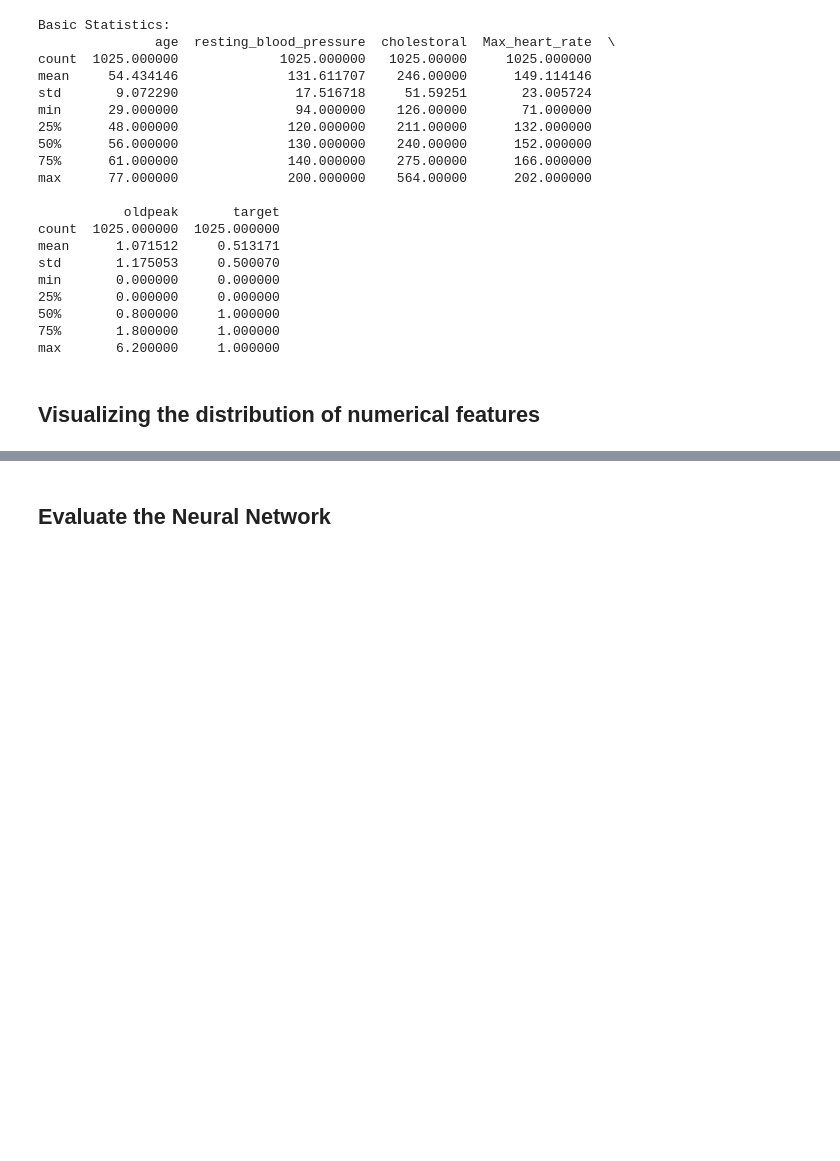
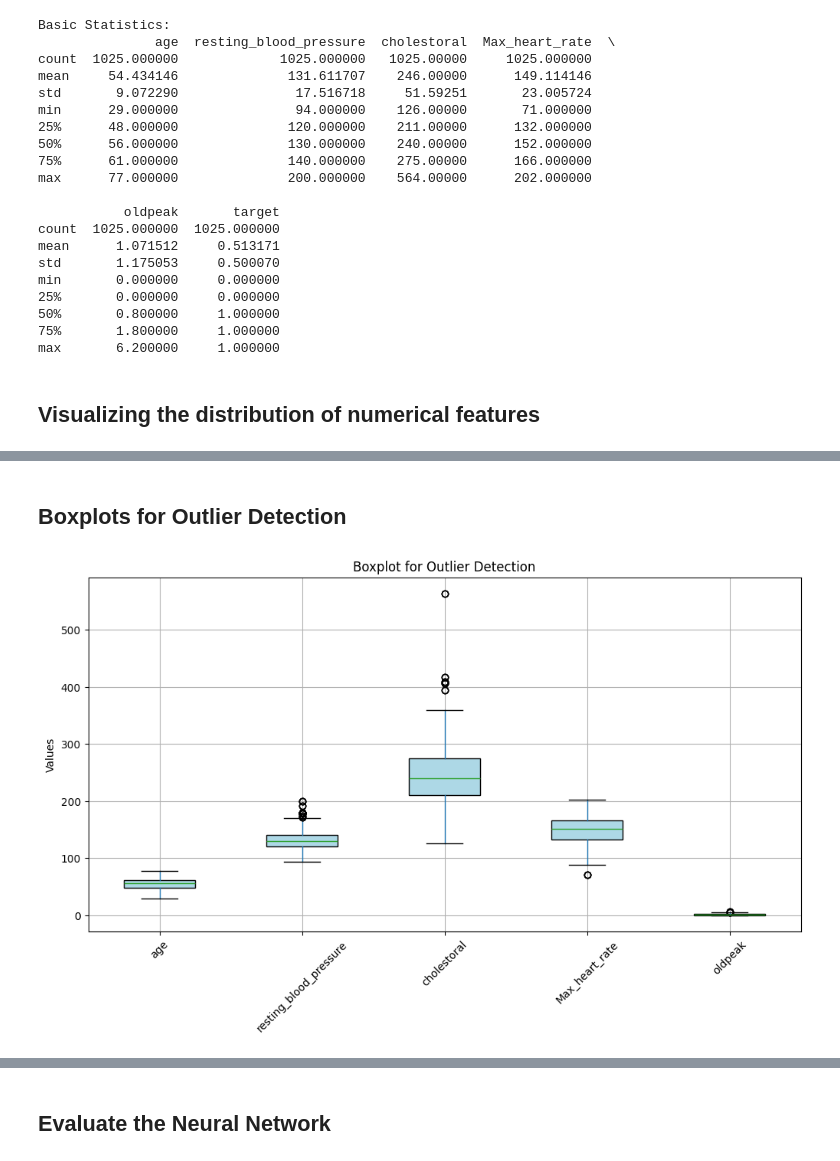
Before and after one commit to Hammad-08/Emmanuel, a Jupyter notebook: Project.ipynb, the cells around one changed output, grey strips where cells are left out. Saved outputs shown, nothing was run; the diff lists cells and outputs as text; code cells hidden in the pictures; blank space fills up the shorter version.

```diff
--- a/Project.ipynb
+++ b/Project.ipynb
@@ -403,0 +312,19 @@ Epoch 50/50
+# %%
+numerical_features = X.select_dtypes(include=['int64', 'float64']).columns
+
+# Select numerical columns for outlier detection
+numerical_cols = numerical_features
+
+# Function to detect outliers using IQR
+def detect_outliers_iqr(df, column):
+    Q1 = df[column].quantile(0.25)  # First quartile
+    Q3 = df[column].quantile(0.75)  # Third quartile
+    IQR = Q3 - Q1  # Interquartile range
+    lower_bound = Q1 - 1.5 * IQR
+    upper_bound = Q3 + 1.5 * IQR
+    return df[(df[column] < lower_bound) | (df[column] > upper_bound)]
+
+# Find outliers for each numerical column
+for col in numerical_cols:
+    outliers = detect_outliers_iqr(data, col)
+    print(f"Outliers in {col}: {outliers.shape[0]} rows")
@@ -403,0 +357,18 @@ Epoch 50/50
+# %% [markdown]
+## Boxplots for Outlier Detection
+# %%
+# ------------------------------
+# Create Boxplots for Outlier Detection
+# ------------------------------
+
+import matplotlib.pyplot as plt
+import seaborn as sns
+
+# Create boxplots for all numerical features
+plt.figure(figsize=(12, 6))
+data[numerical_cols].boxplot(rot=45, patch_artist=True, boxprops=dict(facecolor="lightblue"))
+plt.title("Boxplot for Outlier Detection")
+plt.ylabel("Values")
+plt.show()
+# %% [output]
+[figure, added]
```
Also changed, not shown: parts of 114 cells of this notebook, 2 other files.
